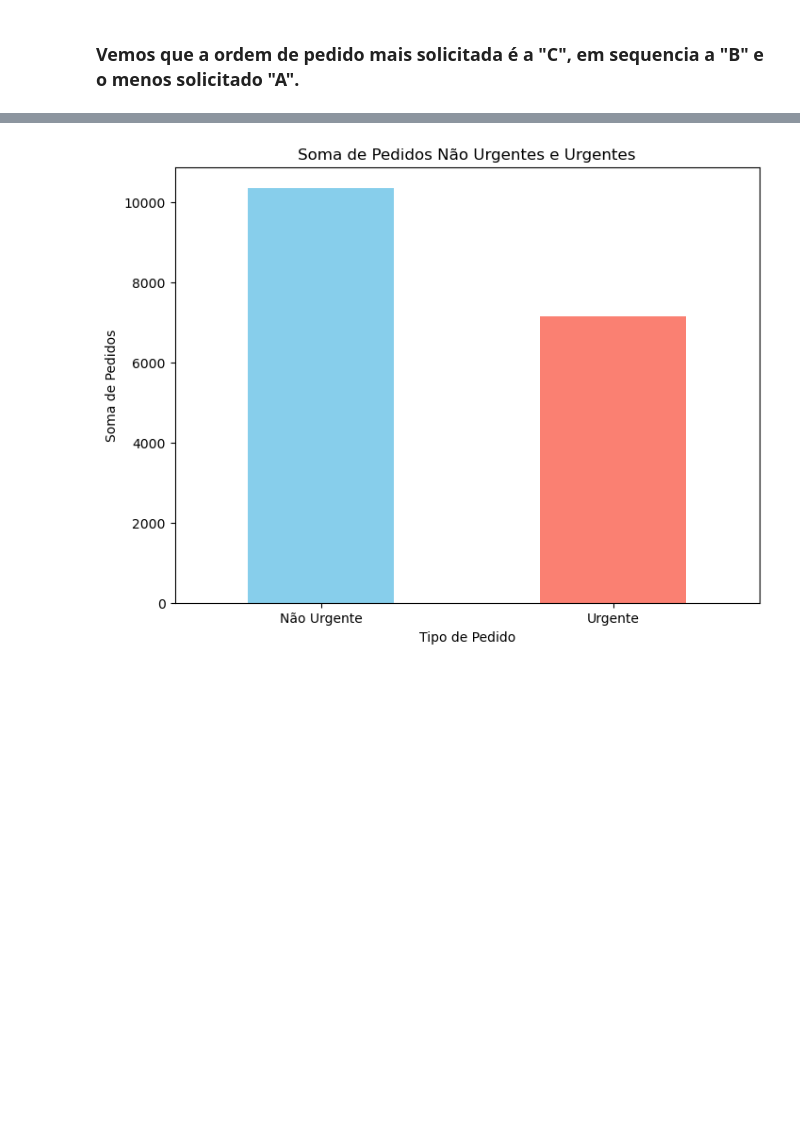
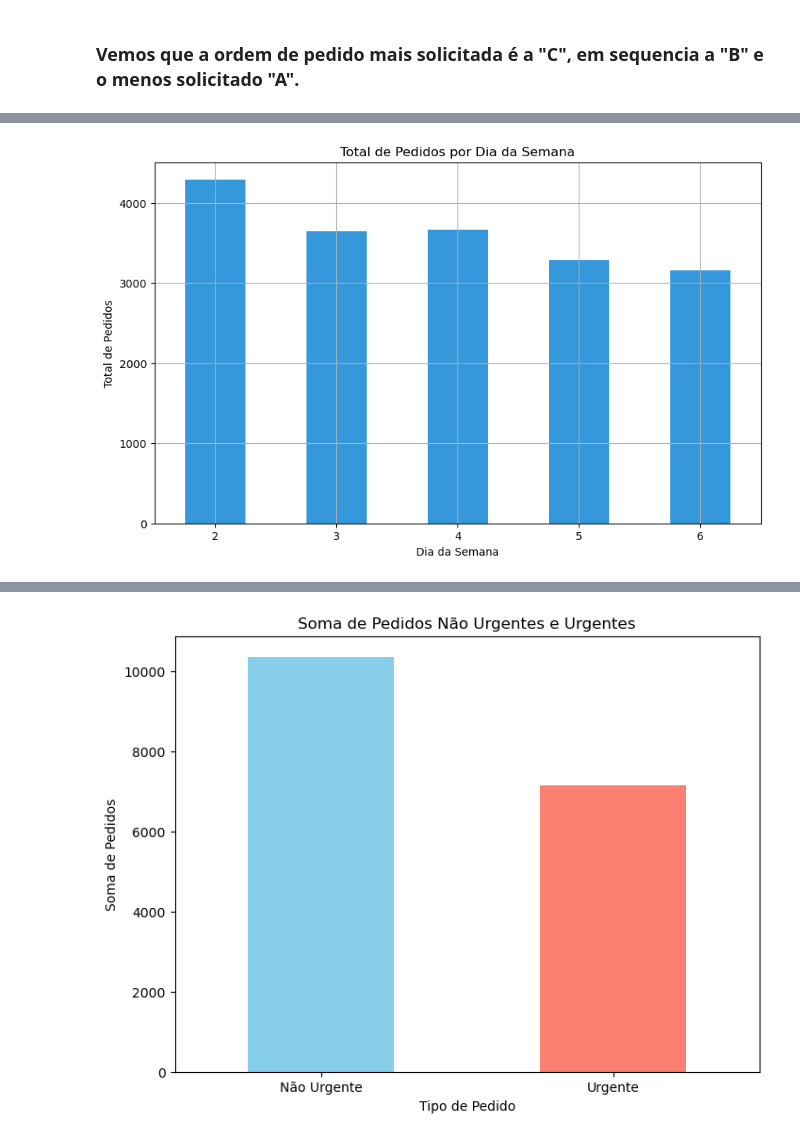
Before and after one commit to BrunoOSoares/Projeto-Analise-Descritiva, a Jupyter notebook: Trabalho_Final_Big_Data.ipynb, the cells around one changed output, grey strips where cells are left out. Saved outputs shown, nothing was run; the diff lists cells and outputs as text; code cells hidden in the pictures; blank space fills up the shorter version.

```diff
--- a/Trabalho_Final_Big_Data.ipynb
+++ b/Trabalho_Final_Big_Data.ipynb
@@ -135,0 +134,14 @@ plt.show()
+# %%
+pedidos_por_dia = df.groupby('Day of the week (Monday to Friday)')['Target (Total orders)'].sum()
+
+# Plotar Gráfico de Barras
+fig, ax = plt.subplots(figsize=(10, 6))
+pedidos_por_dia.plot(kind='bar', color='#3498db', ax=ax)  # Código de cor hexadecimais para um azul sólido
+plt.title('Total de Pedidos por Dia da Semana')
+plt.xlabel('Dia da Semana')
+plt.ylabel('Total de Pedidos')
+plt.xticks(rotation=0)  # Rótulos na vertical
+plt.grid(True)
+plt.show()
+# %% [output]
+[figure, added]
```
Also changed, not shown: parts of 21 cells of this notebook.
